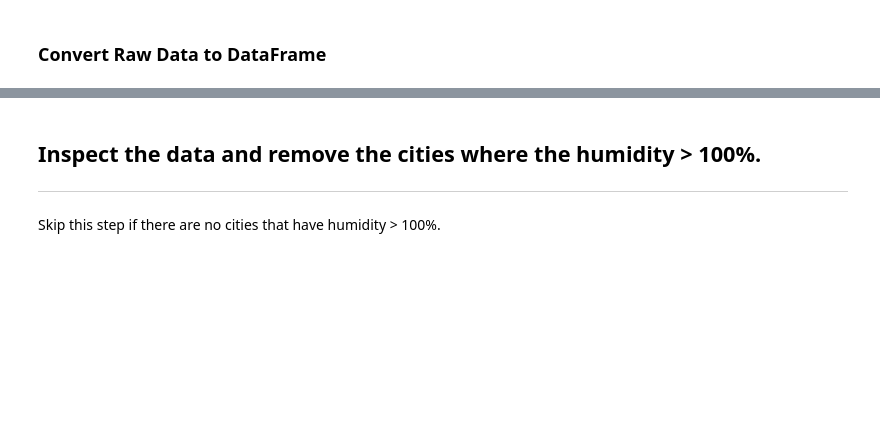
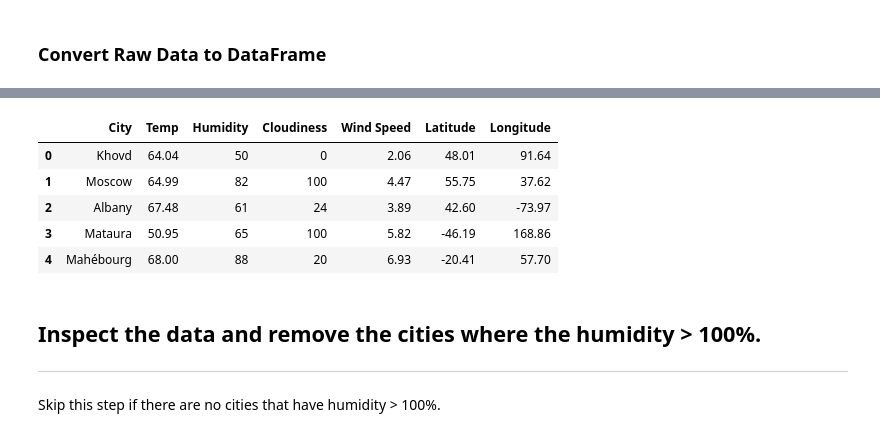
Before and after one commit to tipton-max01/6_python-api-challenge, a Jupyter notebook: WeatherPy.ipynb, the cells around one changed output, grey strips where cells are left out. Saved outputs shown, nothing was run; the diff lists cells and outputs as text; code cells hidden in the pictures; blank space fills up the shorter version.

Commit message:
update city_data.csv

```diff
--- a/WeatherPy.ipynb
+++ b/WeatherPy.ipynb
@@ -132 +157,11 @@ http://api.openweathermap.org/data/2.5/weather?units=Imperial&APPID=62d3e3058958
+# %%
+#display df
+weather_data_df.head()
+# %% [output]
+|  | City | Temp | Humidity | Cloudiness | Wind Speed | Latitude | Longitude |
+| 0 | Khovd | 64.04 | 50 | 0 | 2.06 | 48.01 | 91.64 |
+| 1 | Moscow | 64.99 | 82 | 100 | 4.47 | 55.75 | 37.62 |
+| 2 | Albany | 67.48 | 61 | 24 | 3.89 | 42.60 | -73.97 |
+| 3 | Mataura | 50.95 | 65 | 100 | 5.82 | -46.19 | 168.86 |
+| 4 | Mahébourg | 68.00 | 88 | 20 | 6.93 | -20.41 | 57.70 |
 # %%
```
Also changed, not shown: parts of 5 cells of this notebook, 2 other files.
